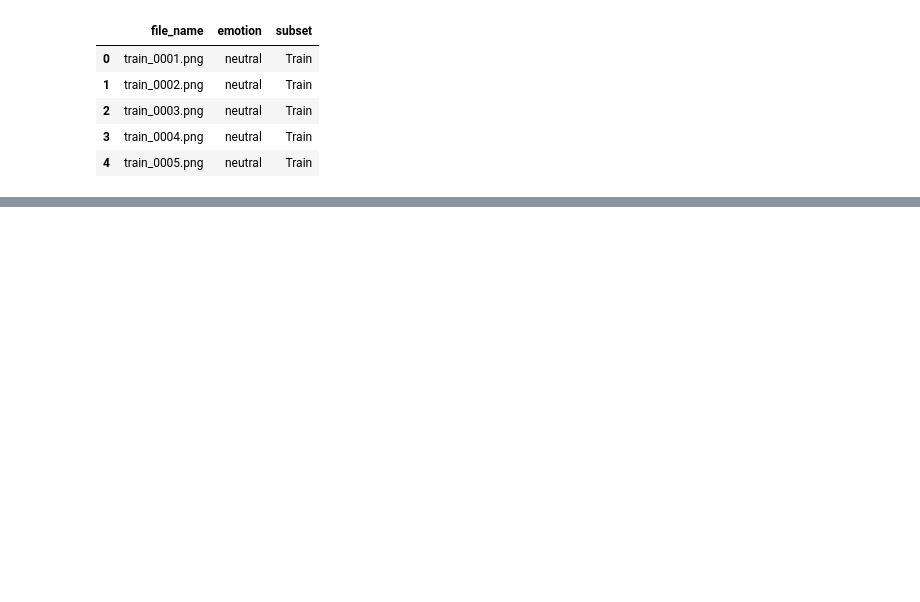
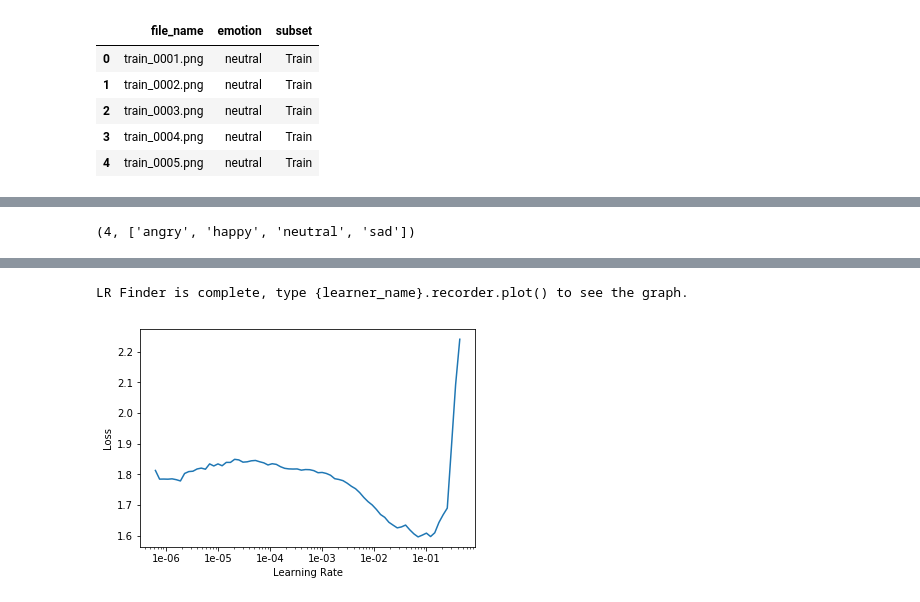
Before and after one commit to sri-1007/speech_emotion_recognition, a Jupyter notebook: scripts/fastai speech.ipynb, the cells around one changed output, grey strips where cells are left out. Cells and saved outputs as stored; diff of their text form; code cells hidden in the pictures; blank space fills up the shorter version.

Commit message:
fastai training

```diff
--- a/scripts/fastai speech.ipynb
+++ b/scripts/fastai speech.ipynb
@@ -42,8 +68,14 @@ df_labs.head()
 # %%
-tfms = get_transforms(do_flip=False, flip_vert=False, max_rotate=0.02)
+tfms = get_transforms()
 
-basic_block = (fastai.vision.ImageItemList
-               .from_df(path=path_data/'spectogram', df=df_labs.query('subset!="Test"'), label_col='emotion')
+# basic_block_test = (fastai.vision.ImageList
+#                .from_df(path=path_data/'spectogram', df=df_labs.query('subset=="Test"'), cols='file_name')
+#                .split_none()
+#                .label_from_df(cols=1)
+#               )
+
+basic_block = (fastai.vision.ImageList
+               .from_df(path=path_data/'spectogram', df=df_labs.query('subset!="Test"'), cols='file_name')
                .split_by_idx(valid_idx=df_labs.query('subset=="Valid"').index)
                .label_from_df(cols=1)
               )
@@ -85,0 +113,12 @@ RuntimeError: Traceback (most recent call last):
+# %%
+model = cnn_learner(data=db_speech,
+                   base_arch=models.resnet34,
+                   metrics=[accuracy])
+# %%
+model.data.c, model.data.classes
+# %% [output]
+(4, ['angry', 'happy', 'neutral', 'sad'])
+# %%
+model.lr_find()
+model.recorder.plot()
+# %% [output]
@@ -85,0 +126,2 @@ RuntimeError: Traceback (most recent call last):
+LR Finder is complete, type {learner_name}.recorder.plot() to see the graph.
+[figure, added]
```
Also changed, not shown: parts of 25 cells of this notebook.
